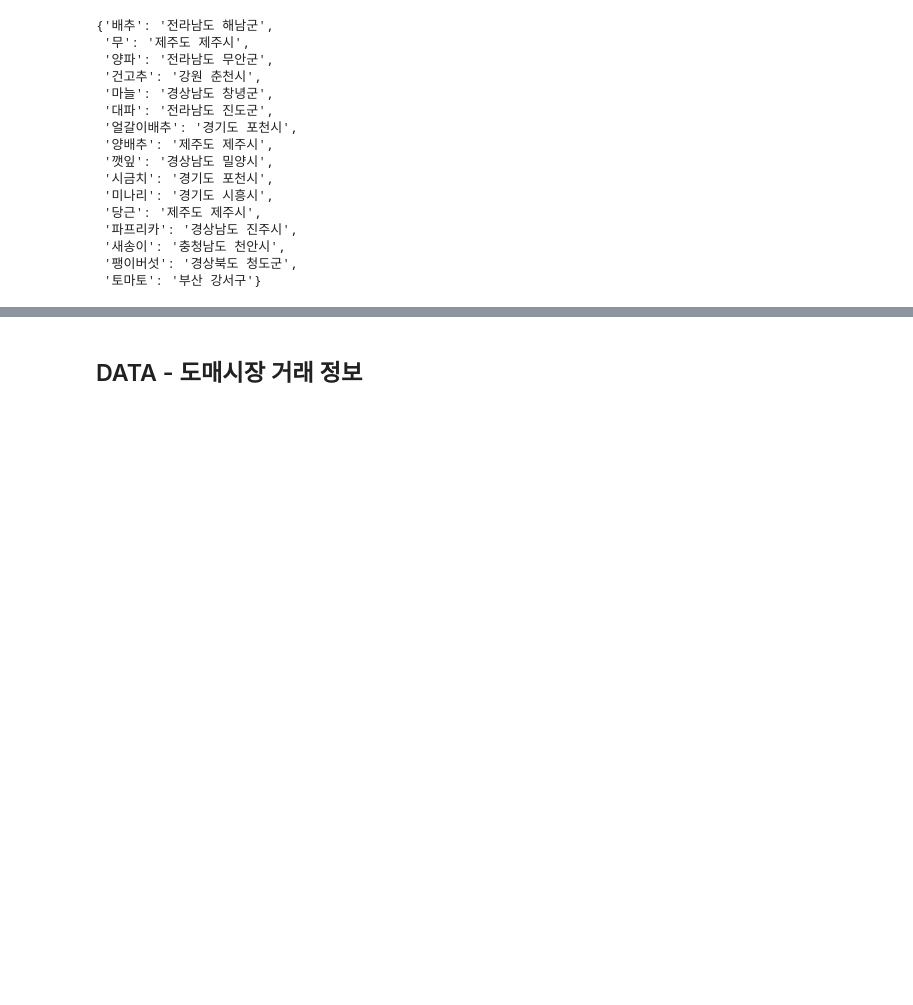
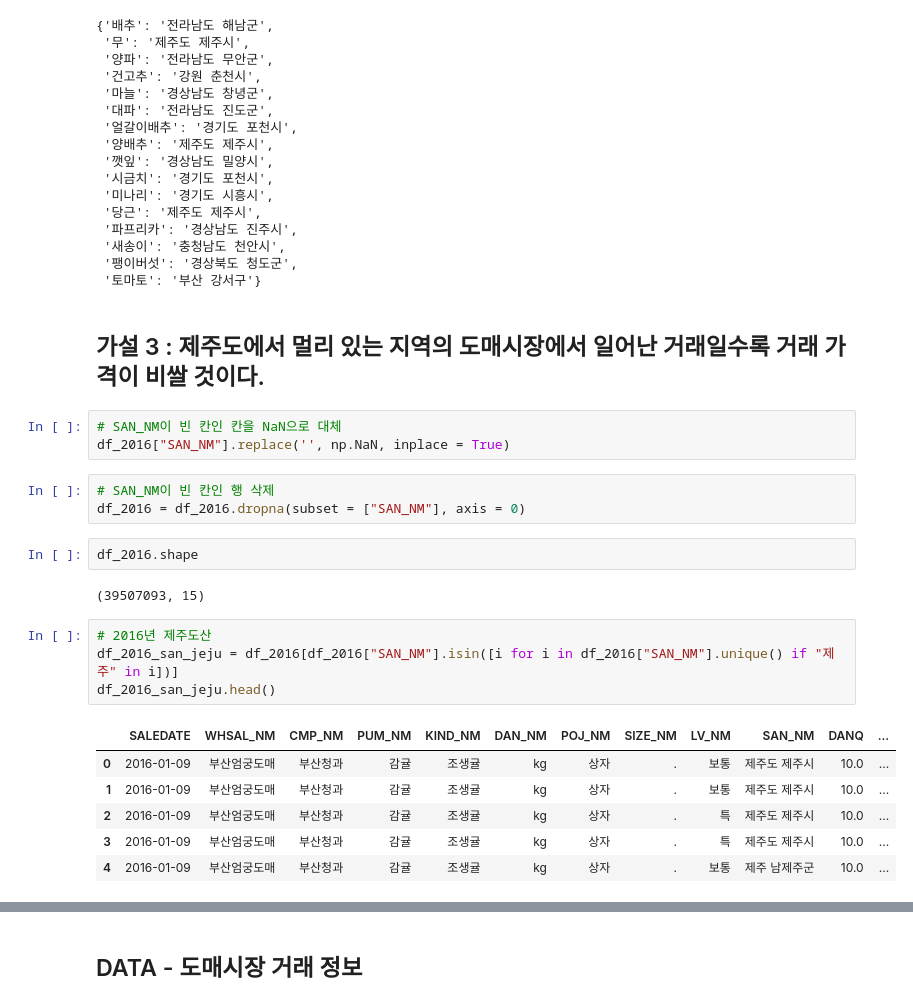
Before and after one commit to yongchoooon/Farm-o-rama, a Jupyter notebook: practice.ipynb, the cells around one changed output, grey strips where cells are left out. Saved outputs shown, nothing was run; the diff lists cells and outputs as text; blank space fills up the shorter version.

```diff
--- a/practice.ipynb
+++ b/practice.ipynb
@@ -150,3 +175,26 @@ joosan_dict
  '새송이': '충청남도 천안시',
  '팽이버섯': '경상북도 청도군',
  '토마토': '부산 강서구'}
+# %% [markdown]
+## 가설 3 : 제주도에서 멀리 있는 지역의 도매시장에서 일어난 거래일수록 거래 가격이 비쌀 것이다.
+# %%
+# SAN_NM이 빈 칸인 칸을 NaN으로 대체
+df_2016["SAN_NM"].replace('', np.NaN, inplace = True)
+# %%
+# SAN_NM이 빈 칸인 행 삭제
+df_2016 = df_2016.dropna(subset = ["SAN_NM"], axis = 0)
+# %%
+df_2016.shape
+# %% [output]
+(39507093, 15)
+# %%
+# 2016년 제주도산
+df_2016_san_jeju = df_2016[df_2016["SAN_NM"].isin([i for i in df_2016["SAN_NM"].unique() if "제주" in i])]
+df_2016_san_jeju.head()
+# %% [output]
+|  | SALEDATE | WHSAL_NM | CMP_NM | PUM_NM | KIND_NM | DAN_NM | POJ_NM | SIZE_NM | LV_NM | SAN_NM | DANQ | ... |
+| 0 | 2016-01-09 | 부산엄궁도매 | 부산청과 | 감귤 | 조생귤 | kg | 상자 | . | 보통 | 제주도 제주시 | 10.0 | ... |
+| 1 | 2016-01-09 | 부산엄궁도매 | 부산청과 | 감귤 | 조생귤 | kg | 상자 | . | 보통 | 제주도 제주시 | 10.0 | ... |
+| 2 | 2016-01-09 | 부산엄궁도매 | 부산청과 | 감귤 | 조생귤 | kg | 상자 | . | 특 | 제주도 제주시 | 10.0 | ... |
+| 3 | 2016-01-09 | 부산엄궁도매 | 부산청과 | 감귤 | 조생귤 | kg | 상자 | . | 특 | 제주도 제주시 | 10.0 | ... |
+| 4 | 2016-01-09 | 부산엄궁도매 | 부산청과 | 감귤 | 조생귤 | kg | 상자 | . | 보통 | 제주 남제주군 | 10.0 | ... |
```
Also changed, not shown: parts of 20 cells of this notebook.
